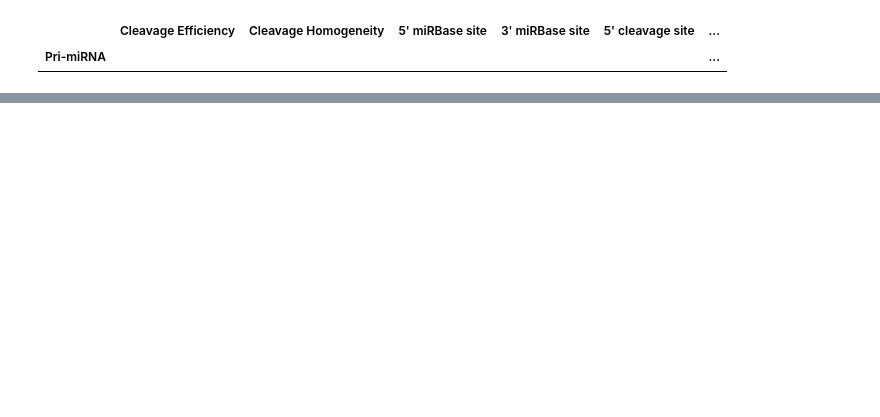
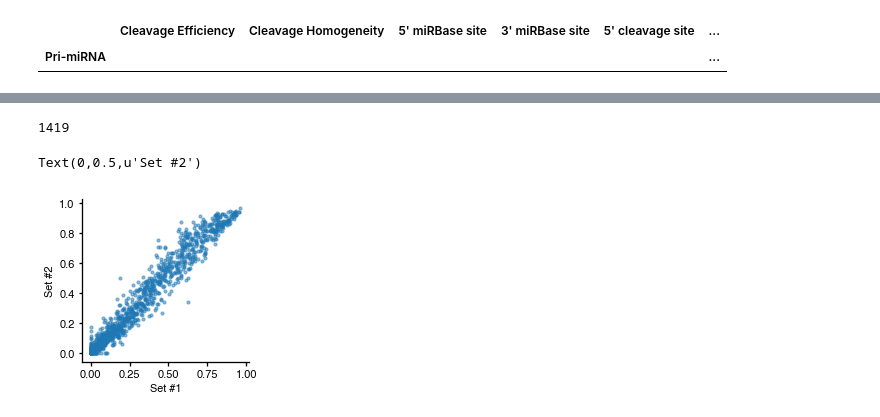
Before and after one commit to schanbaek/the_atlas, a Jupyter notebook: Codes/Table_s3__DROSHA_processing_result.ipynb, the cells around one changed output, grey strips where cells are left out. Saved outputs shown, nothing was run; the diff lists cells and outputs as text; code cells hidden in the pictures; blank space fills up the shorter version.

```diff
--- a/Codes/Table_s3__DROSHA_processing_result.ipynb
+++ b/Codes/Table_s3__DROSHA_processing_result.ipynb
@@ -330,0 +539,26 @@ out.close()
+# %%
+homreps = {}
+for m in syn1mirs:
+    sum5f = clv5f.loc[m,['set1','set2']].sum().min()
+    sum3f = clv3f.loc[m,['set1','set2']].sum().min()
+    sumh = clvh.loc[m,['set1','set2']].sum().min()
+    if (sum5f>=RCUTOFF and sum3f>=RCUTOFF and sumh>=RCUTOFFH):
+        hom1 = get_dcs(m,'set1')['score'].max()
+        hom2 = get_dcs(m,'set2')['score'].max()
+        homreps[m] = (hom1,hom2)
+print len(homreps)
+# %% [output]
+1419
+# %%
+xs, ys = zip(*homreps.values())
+fig,ax = plt.subplots(1, 1, figsize=(3,3))
+ax.scatter(xs,ys,s=10,alpha=.5)
+ax.set_xlabel('Set #1')
+ax.set_ylabel('Set #2')
+#ax.plot([0,8],[0,8],'k--')
+#ax.set_xlim(-.5,6)
+#ax.set_ylim(-.5,6)
+#ax.set_xticks(range(0,11,2))
+# %% [output]
+Text(0,0.5,u'Set #2')
+[figure, added]
```
Also changed, not shown: parts of 48 cells of this notebook, 7 other files.
